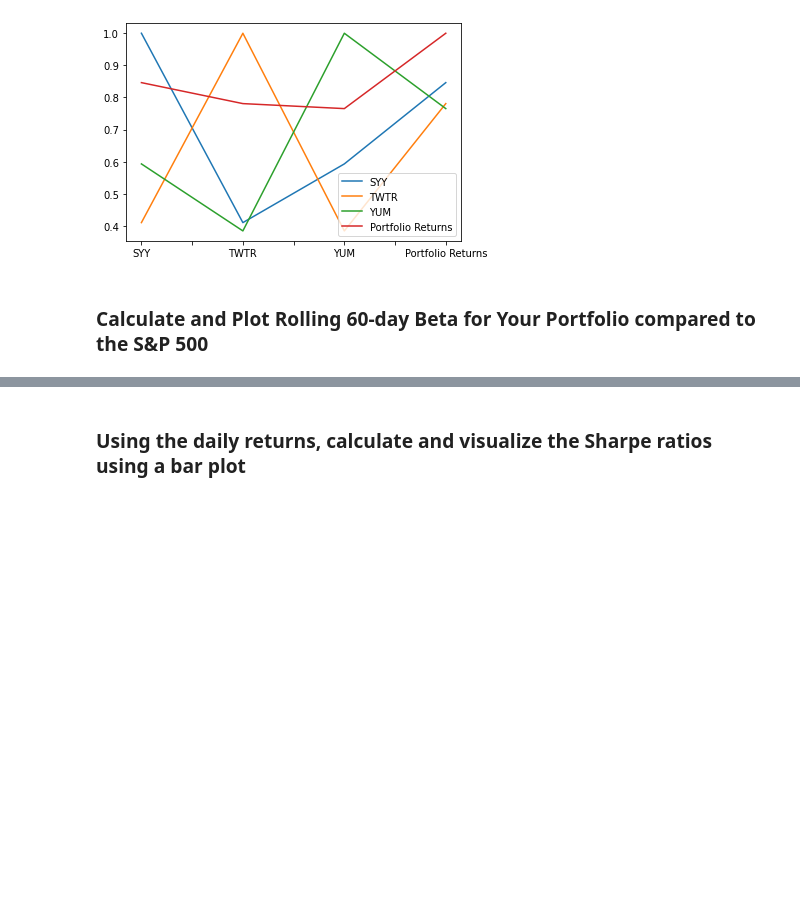
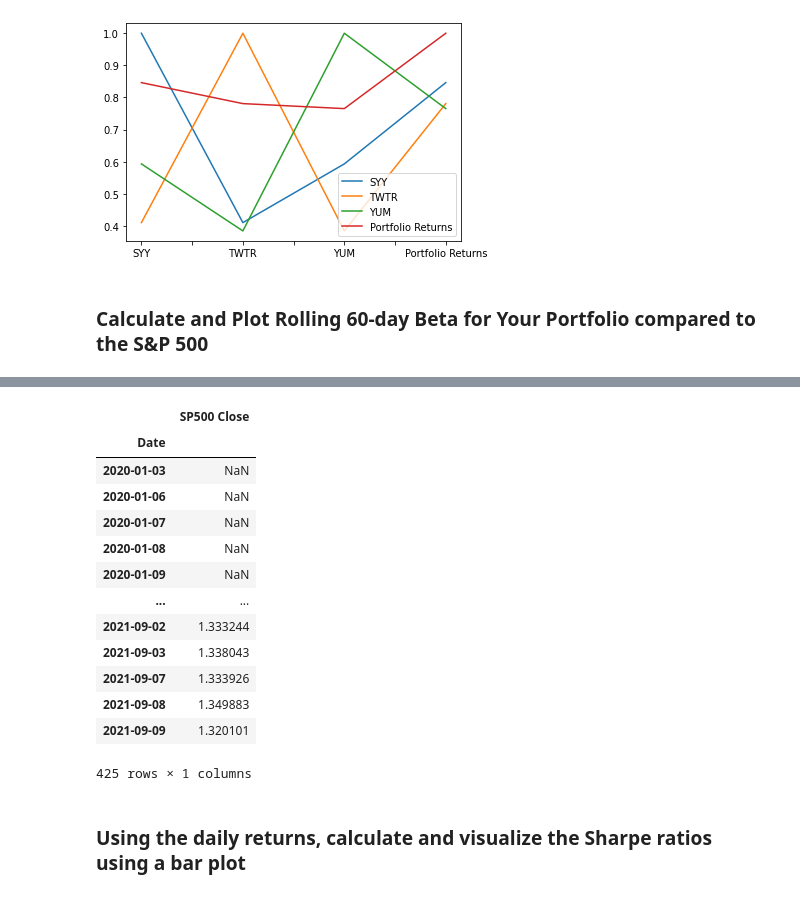
Before and after one commit to MatthewPuttroff/HWUnitFour, a Jupyter notebook: 04-Pandas/Instructions/Starter_Code/whale_analysis.ipynb, the cells around one changed output, grey strips where cells are left out. Cells and saved outputs as stored; diff of their text form; code cells hidden in the pictures; blank space fills up the shorter version.

```diff
--- a/04-Pandas/Instructions/Starter_Code/whale_analysis.ipynb
+++ b/04-Pandas/Instructions/Starter_Code/whale_analysis.ipynb
@@ -773,3 +829,25 @@ Portfolio Returns  0.846188  0.780851  0.765292           1.000000
+# %%
+# Calculate and plot Beta
+rolling_custom_portfolio_covariance = portfolio_returns.rolling(window=60).cov(sp500_ETF_df_returns)
+rolling_custom_portfolio_covariance
+sp500_rolling_variance = sp500_ETF_df_returns.rolling(window=60).var()
+custom_portfolio_beta = rolling_custom_portfolio_covariance / sp500_rolling_variance
+custom_portfolio_beta
+# %% [output]
+|  | SP500 Close |
+| Date |  |
+| 2020-01-03 | NaN |
+| 2020-01-06 | NaN |
+| 2020-01-07 | NaN |
+| 2020-01-08 | NaN |
+| 2020-01-09 | NaN |
+| ... | ... |
+| 2021-09-02 | 1.333244 |
+| 2021-09-03 | 1.338043 |
+| 2021-09-07 | 1.333926 |
+| 2021-09-08 | 1.349883 |
+| 2021-09-09 | 1.320101 |
+425 rows × 1 columns
 # %% [markdown]
 ### Using the daily returns, calculate and visualize the Sharpe ratios using a bar plot
 # %%
```
Also changed, not shown: parts of 5 cells of this notebook, 1 other file.
